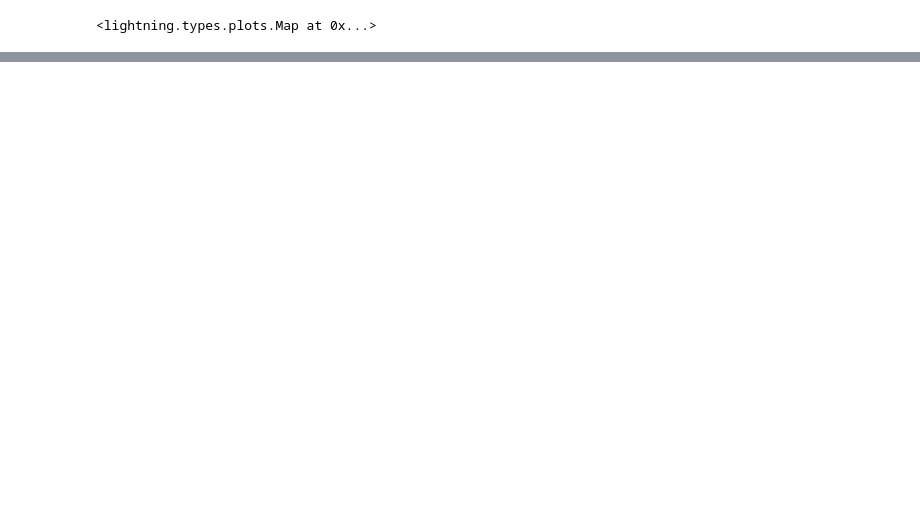
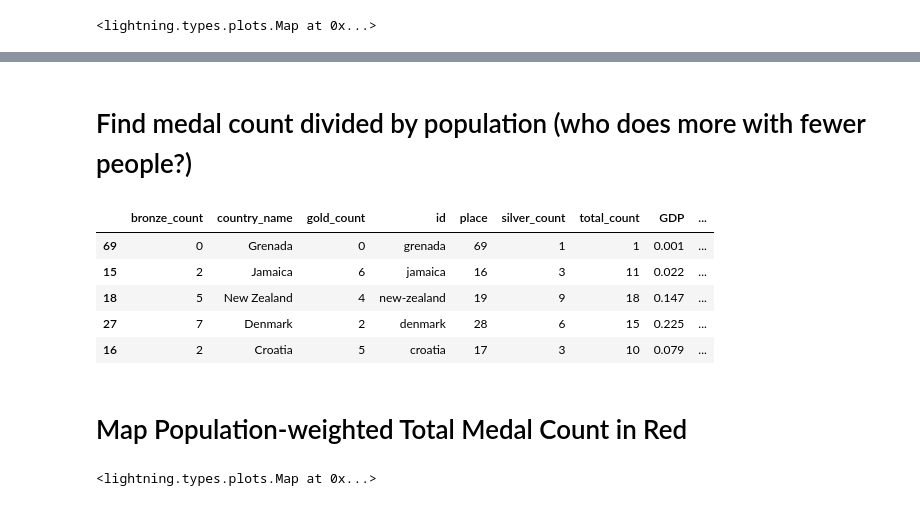
Before and after one commit to davidbradway/medalsnorm, a Jupyter notebook: MedalsNorm.ipynb, the cells around one changed output, grey strips where cells are left out. Drawn from its saved outputs; the diff is of its cells as text; code cells hidden in the pictures; blank space fills up the shorter version.

```diff
--- a/MedalsNorm.ipynb
+++ b/MedalsNorm.ipynb
@@ -168,0 +169,23 @@ lgn.map(mycountries, values, colormap='Purples', width=900)
+# %% [markdown]
+# Find medal count divided by population (who does more with fewer people?)
+# %%
+medalsDF.loc[:, 'medalsperpop'] = pd.Series(col, index=medalsDF.index)
+medalsDF.loc[:, 'medalsperpop'] = medalsDF.loc[:, 'total_count'] \
+                                  / medalsDF.loc[:, 'Population'] \
+                                  * medalsDF.loc[(medalsDF.country_name == 'United States'),'Population'].values
+medalsDF.sort_values(by='medalsperpop', ascending=False).head()
+# %% [output]
+|  | bronze_count | country_name | gold_count | id | place | silver_count | total_count | GDP | ... |
+| 69 | 0 | Grenada | 0 | grenada | 69 | 1 | 1 | 0.001 | ... |
+| 15 | 2 | Jamaica | 6 | jamaica | 16 | 3 | 11 | 0.022 | ... |
+| 18 | 5 | New Zealand | 4 | new-zealand | 19 | 9 | 18 | 0.147 | ... |
+| 27 | 7 | Denmark | 2 | denmark | 28 | 6 | 15 | 0.225 | ... |
+| 16 | 2 | Croatia | 5 | croatia | 17 | 3 | 10 | 0.079 | ... |
+# %% [markdown]
+# Map Population-weighted Total Medal Count in Red
+# %%
+values = medalsDF.loc[medalsDF.loc[:, 'code'].notnull(), 'medalsperpop']
+values = list(values.fillna(0))
+lgn.map(mycountries, values, colormap='Reds', width=600, height=300)
+# %% [output]
+<lightning.types.plots.Map at 0x...>
```
Also changed, not shown: parts of 20 cells of this notebook.
